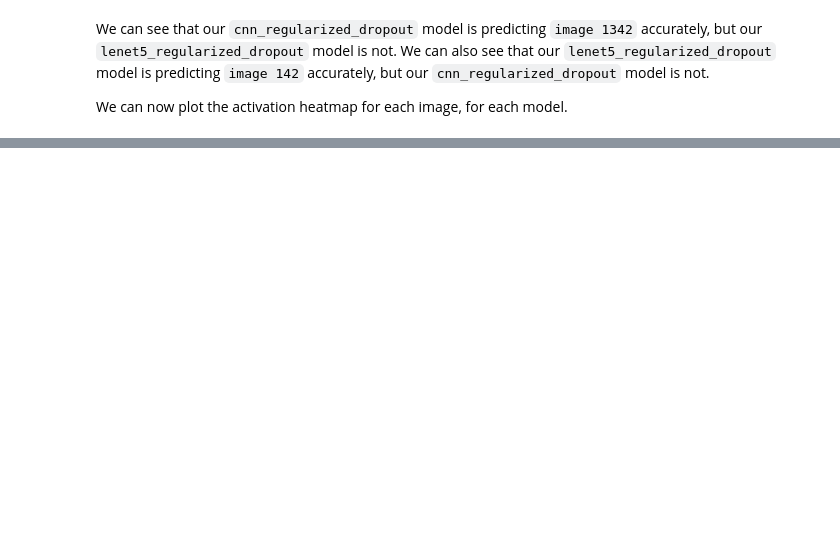
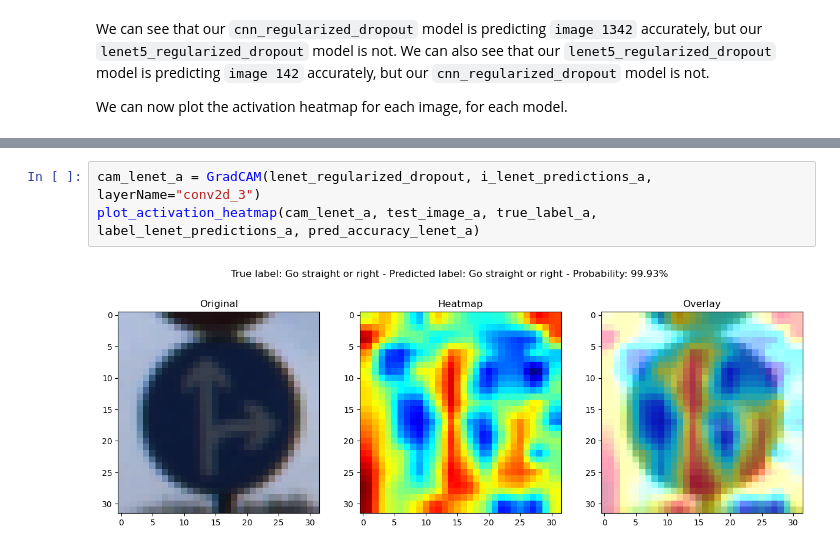
Before and after one commit to sjmfirestone/comp-4449-midterm-rtfs, a Jupyter notebook: main.ipynb, the cells around one changed output, grey strips where cells are left out. Saved outputs shown, nothing was run; the diff lists cells and outputs as text; blank space fills up the shorter version.

```diff
--- a/main.ipynb
+++ b/main.ipynb
@@ -1154,0 +1245,5 @@ new_model.evaluate(test_images_P, test_labels, verbose=2)
+# %%
+cam_lenet_a = GradCAM(lenet_regularized_dropout, i_lenet_predictions_a, layerName="conv2d_3")
+plot_activation_heatmap(cam_lenet_a, test_image_a, true_label_a, label_lenet_predictions_a, pred_accuracy_lenet_a)
+# %% [output]
+[figure, added]
```
Also changed, not shown: parts of 36 cells of this notebook.
